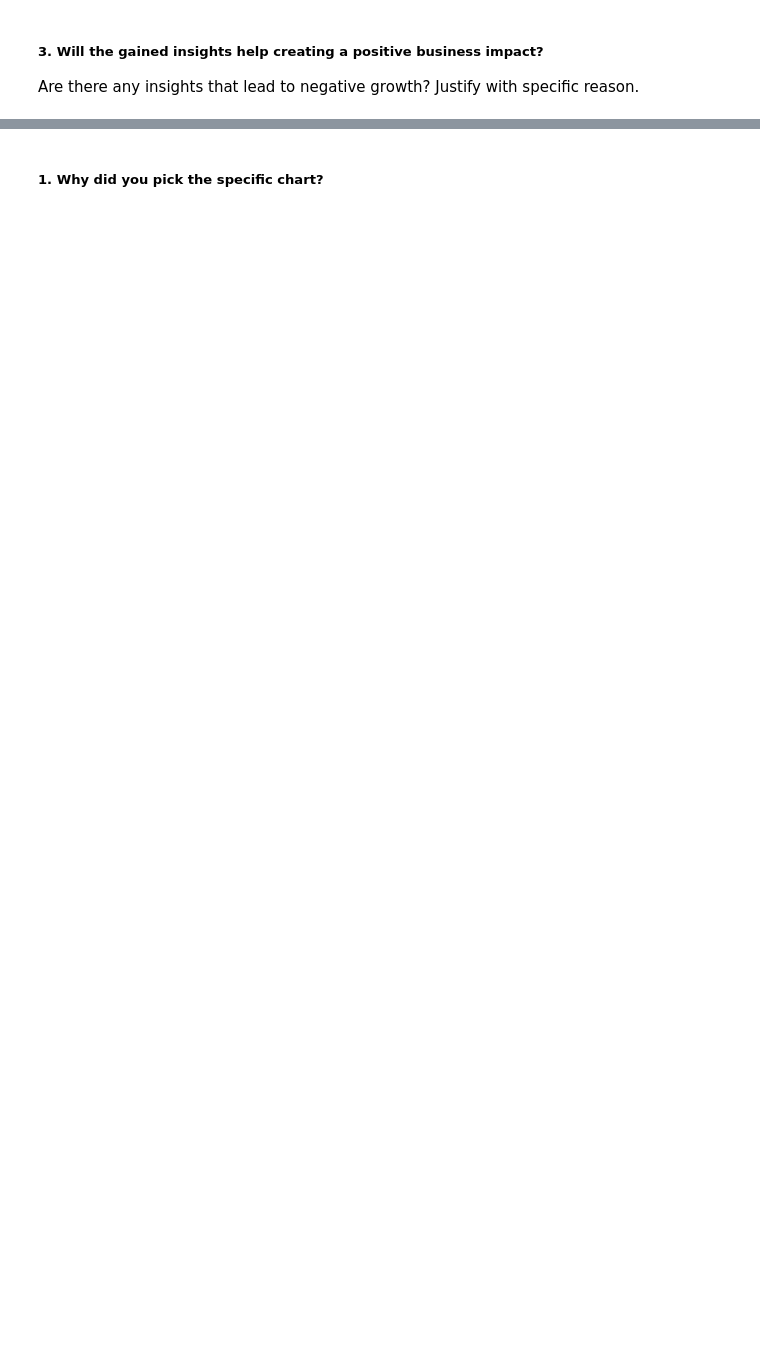
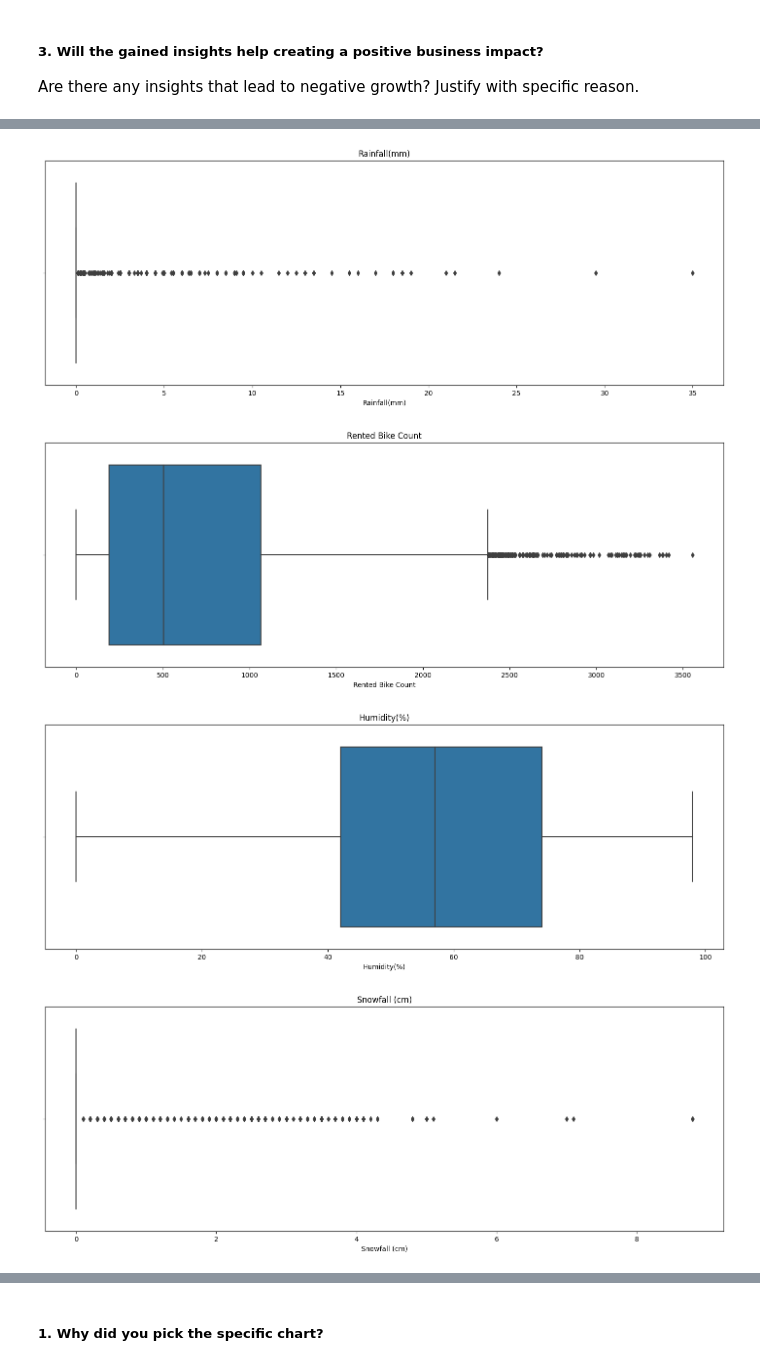
Before and after one commit to abhiwavhal/BIKE-SHARING-DEMAND-PREDICTION, a Jupyter notebook: Bike_Shearing_Demand_Prediction.ipynb, the cells around one changed output, grey strips where cells are left out. Saved outputs shown, nothing was run; the diff lists cells and outputs as text; code cells hidden in the pictures; blank space fills up the shorter version.

```diff
--- a/Bike_Shearing_Demand_Prediction.ipynb
+++ b/Bike_Shearing_Demand_Prediction.ipynb
@@ -642,0 +656,15 @@ Answer Here
+# %%
+# Chart - 9 visualization code
+
+# Writing code for creating a for loop for numerical variables and creting box plots.
+
+for i in numerical_data:
+  plt.figure(figsize = (18,6))
+  sns.boxplot(x = data[i])
+  plt.title(i)
+  plt.show()
+# %% [output]
+[figure, added]
+[figure, added]
+[figure, added]
+[figure, added]
```
Also changed, not shown: parts of 18 cells of this notebook.
